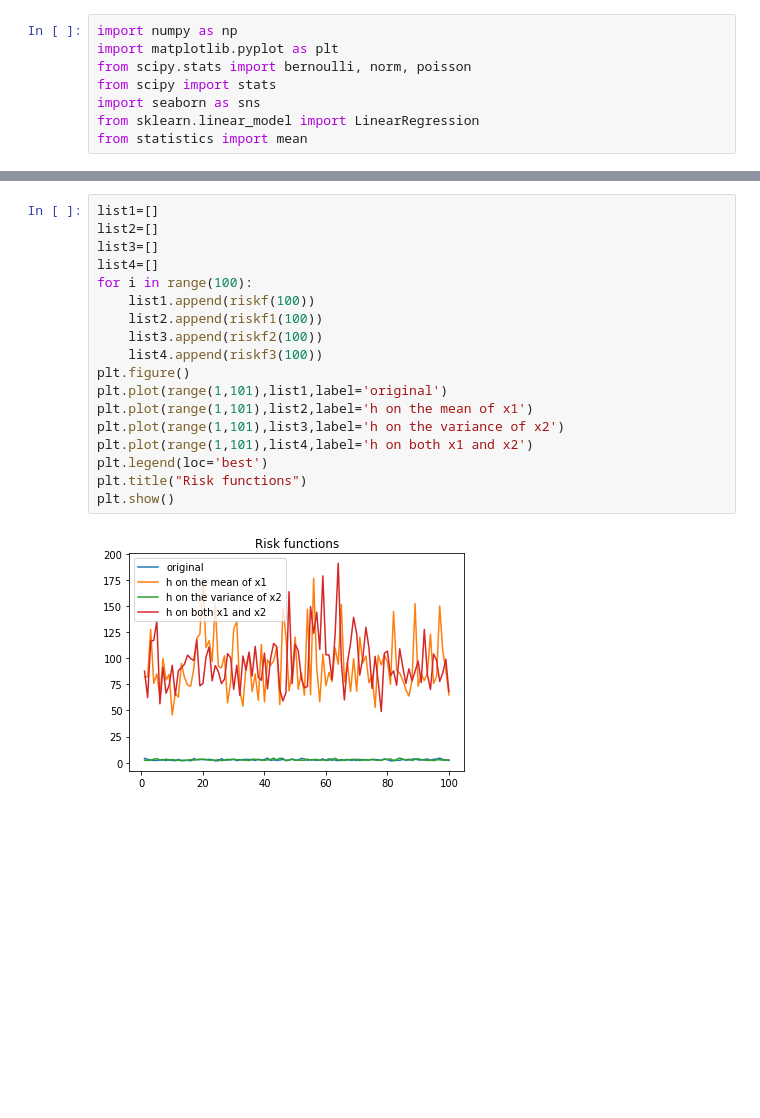
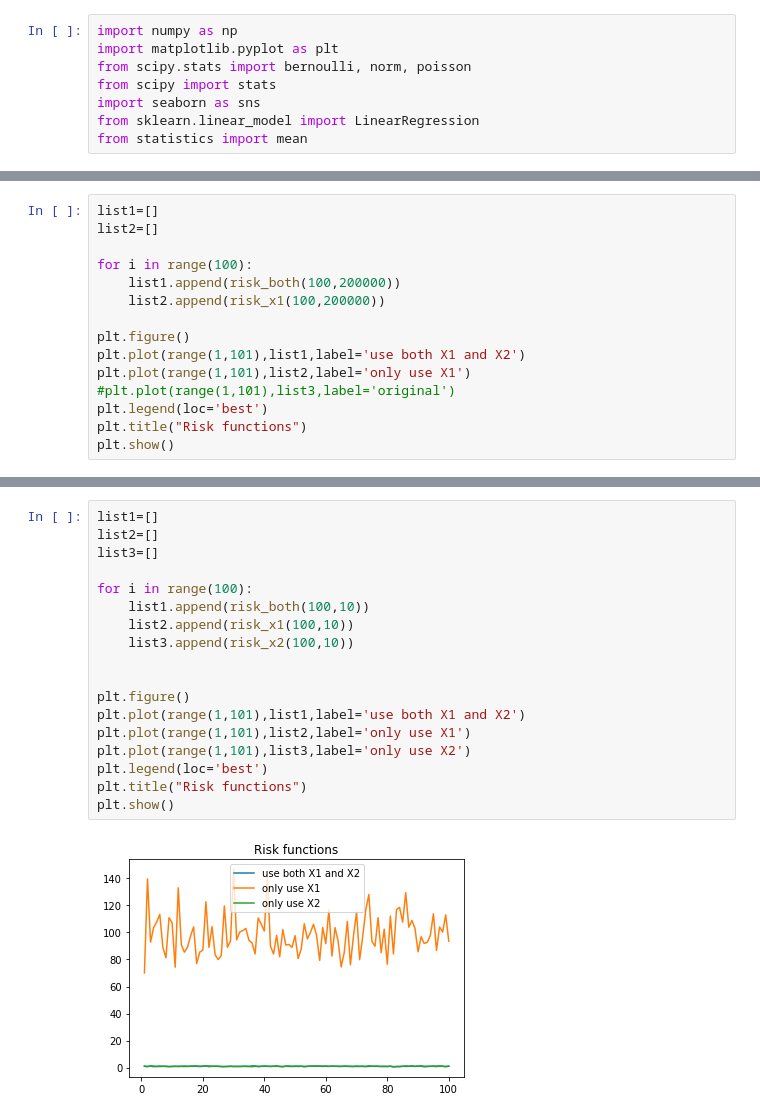
Before and after one commit to graceyin06/invariant-model, a Jupyter notebook: simulation2-2.ipynb, the cells around one changed output, grey strips where cells are left out. Cells and saved outputs as stored; diff of their text form; blank space fills up the shorter version.

```diff
--- a/simulation2-2.ipynb
+++ b/simulation2-2.ipynb
@@ -93,0 +75,15 @@ h=10
+# %%
+list1=[]
+list2=[]
+
+for i in range(100):
+    list1.append(risk_both(100,200000))
+    list2.append(risk_x1(100,200000))
+
+plt.figure()
+plt.plot(range(1,101),list1,label='use both X1 and X2')
+plt.plot(range(1,101),list2,label='only use X1')
+#plt.plot(range(1,101),list3,label='original')
+plt.legend(loc='best')
+plt.title("Risk functions")
+plt.show()
@@ -94,20 +149,20 @@ h=10
 # %%
 list1=[]
 list2=[]
 list3=[]
-list4=[]
+
 for i in range(100):
-    list1.append(riskf(100))
-    list2.append(riskf1(100))
-    list3.append(riskf2(100))
-    list4.append(riskf3(100))
+    list1.append(risk_both(100,10))
+    list2.append(risk_x1(100,10))
+    list3.append(risk_x2(100,10))
+
+
 plt.figure()
-plt.plot(range(1,101),list1,label='original')
-plt.plot(range(1,101),list2,label='h on the mean of x1')
-plt.plot(range(1,101),list3,label='h on the variance of x2')
-plt.plot(range(1,101),list4,label='h on both x1 and x2')
+plt.plot(range(1,101),list1,label='use both X1 and X2')
+plt.plot(range(1,101),list2,label='only use X1')
+plt.plot(range(1,101),list3,label='only use X2')
 plt.legend(loc='best')
 plt.title("Risk functions")
 plt.show()
 # %% [output]
-[figure, old version]
+[figure, new version]
```
Also changed, not shown: parts of 8 cells of this notebook.
